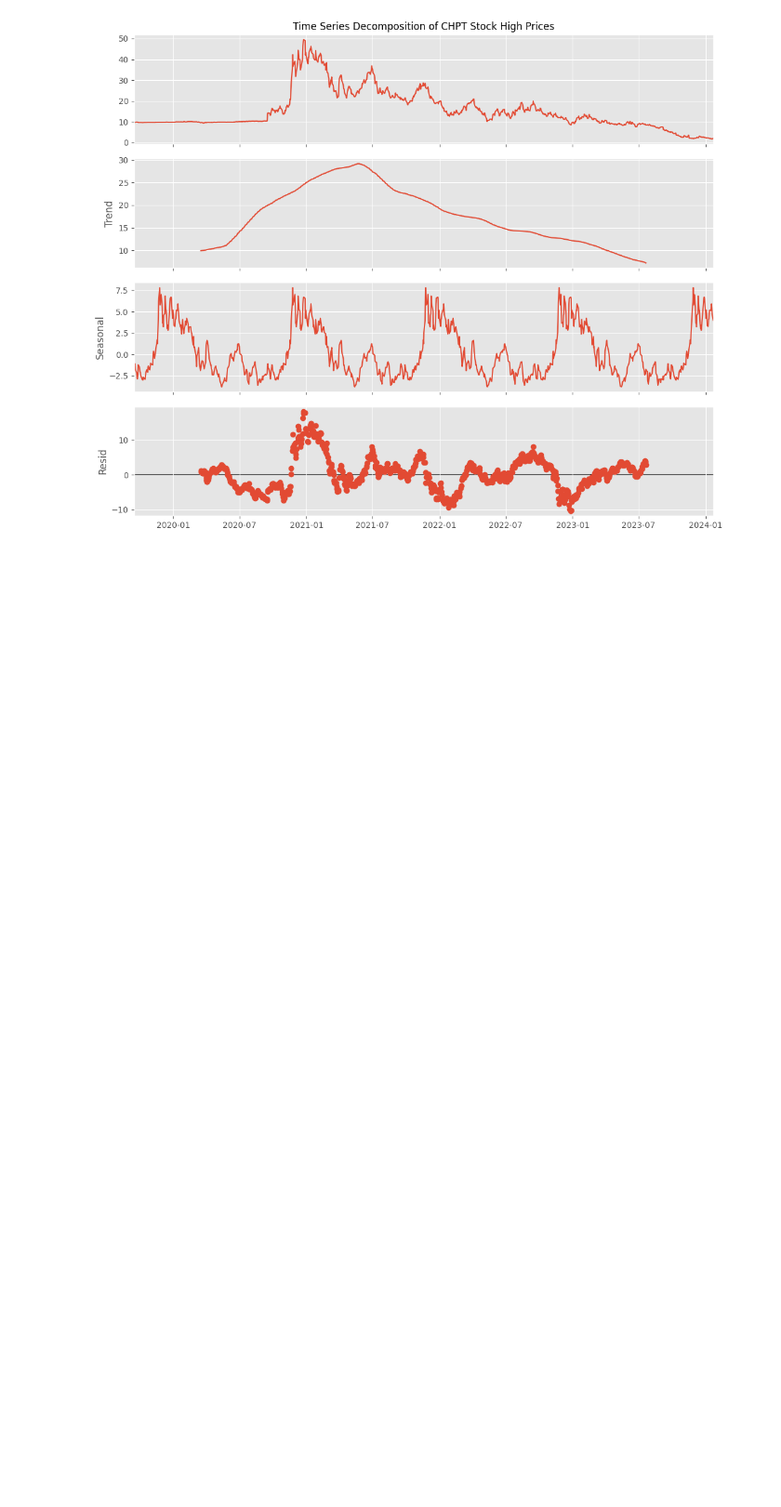
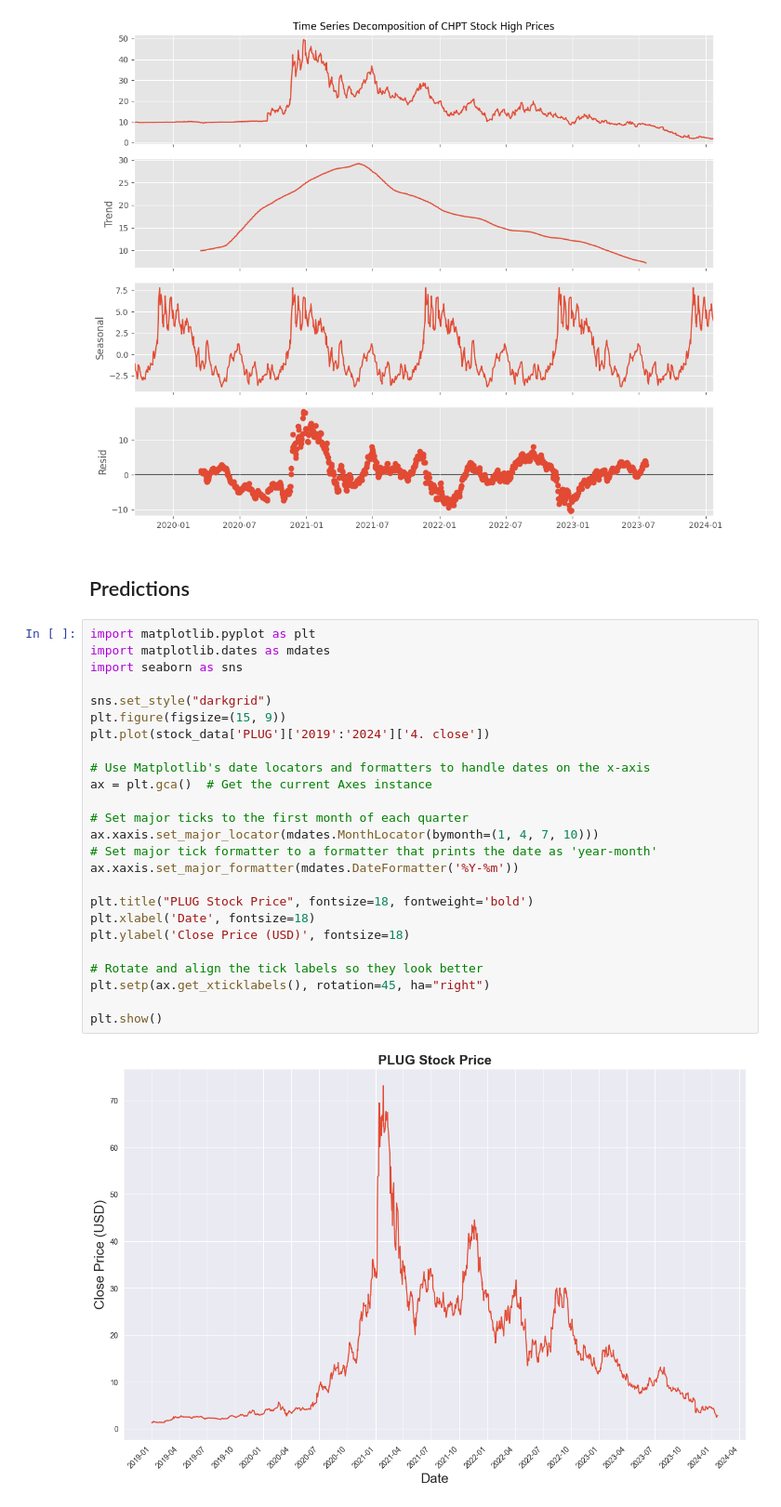
Before and after one commit to omnidox/Stock-Price-Prediction-Project, a Jupyter notebook: Stock_Prediction.ipynb, the cells around one changed output. Shown at 93% size. Saved outputs shown, nothing was run; the diff lists cells and outputs as text; blank space fills up the shorter version.

Commit message:
retrieved my first predictions

```diff
--- a/Stock_Prediction.ipynb
+++ b/Stock_Prediction.ipynb
@@ -920,3 +920,32 @@ axes[0].set_title('Time Series Decomposition of CHPT Stock High Prices', fontsiz
 plt.show()
 # %% [output]
 [figure]
+# %% [markdown]
+## Predictions
+# %%
+import matplotlib.pyplot as plt
+import matplotlib.dates as mdates
+import seaborn as sns
+
+sns.set_style("darkgrid")
+plt.figure(figsize=(15, 9))
+plt.plot(stock_data['PLUG']['2019':'2024']['4. close'])
+
+# Use Matplotlib's date locators and formatters to handle dates on the x-axis
+ax = plt.gca()  # Get the current Axes instance
+
+# Set major ticks to the first month of each quarter
+ax.xaxis.set_major_locator(mdates.MonthLocator(bymonth=(1, 4, 7, 10)))
+# Set major tick formatter to a formatter that prints the date as 'year-month'
+ax.xaxis.set_major_formatter(mdates.DateFormatter('%Y-%m'))
+
+plt.title("PLUG Stock Price", fontsize=18, fontweight='bold')
+plt.xlabel('Date', fontsize=18)
+plt.ylabel('Close Price (USD)', fontsize=18)
+
+# Rotate and align the tick labels so they look better
+plt.setp(ax.get_xticklabels(), rotation=45, ha="right")
+
+plt.show()
+# %% [output]
+[figure, added]
```
Also changed, not shown: parts of 21 cells of this notebook, 1 other file.
